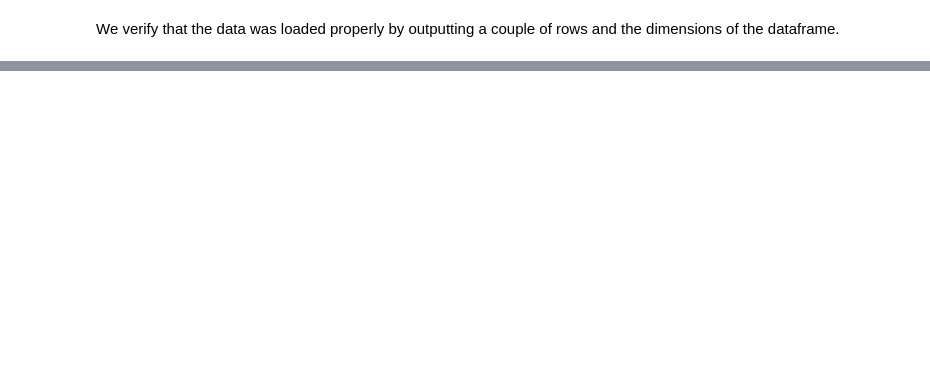
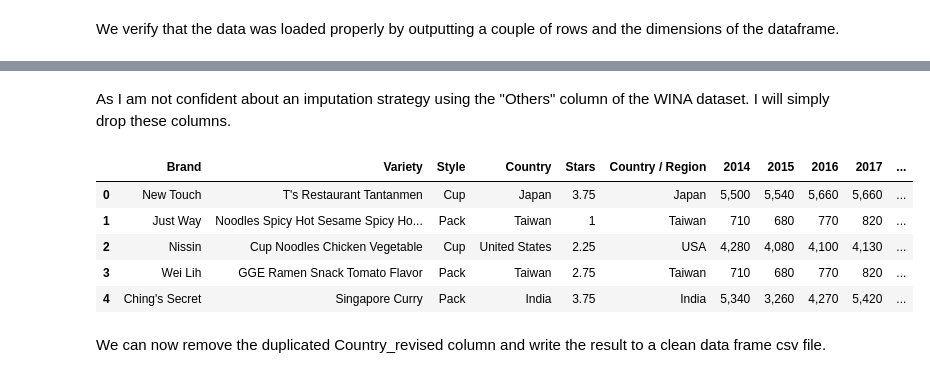
Before and after one commit to ALotOfData/data-598-c, a Jupyter notebook: src/data_cleaning.ipynb, the cells around one changed output, grey strips where cells are left out. Cells and saved outputs as stored; diff of their text form; code cells hidden in the pictures; blank space fills up the shorter version.

```diff
--- a/src/data_cleaning.ipynb
+++ b/src/data_cleaning.ipynb
@@ -327,0 +144,11 @@ good_labels_df.to_csv("../clean_data/clean_ahs.csv", encoding='utf-8', index=Fal
+# %%
+# Create list of countries from original dataset
+rr_countries = set(rr_df['Country'])
+
+# Create list of countries from WINA dataset
+rcbc_countries = set(rcbc_df['Country / Region'])
+
+# Print missing in WINA
+for c in rr_countries:
+    if c not in rcbc_countries:
+        print(c)
@@ -327,0 +195,13 @@ good_labels_df.to_csv("../clean_data/clean_ahs.csv", encoding='utf-8', index=Fal
+# %%
+wina_country_mapping = {
+    "UK": "United Kingdom",
+    "Viet Nam": "Vietnam",
+    "USA": "United States",
+    "Republic of Korea": "South Korea"
+}
+
+# Renaming of WINA countries
+rcbc_df["Country_revised"] = rcbc_df["Country / Region"].apply(lambda c: c if c not in wina_country_mapping else wina_country_mapping[c])
+
+# Merging of China/Hong Kong
+rr_df["Country"] = rr_df["Country"].apply(lambda c: c if not (("Hong Kong" in c) or ("China" in c)) else "China/Hong Kong")
@@ -327,0 +210,2 @@ good_labels_df.to_csv("../clean_data/clean_ahs.csv", encoding='utf-8', index=Fal
+# %%
+merged_df = rr_df.merge(rcbc_df, left_on='Country', right_on='Country_revised', how='left')
@@ -327,0 +228,13 @@ good_labels_df.to_csv("../clean_data/clean_ahs.csv", encoding='utf-8', index=Fal
+# %% [markdown]
+As I am not confident about an imputation strategy using the "Others" column of the WINA dataset. I will simply drop these columns.
+# %%
+merged_df = merged_df[~pd.isnull(merged_df['Country / Region'])]
+# %%
+merged_df.head()
+# %% [output]
+|  | Brand | Variety | Style | Country | Stars | Country / Region | 2014 | 2015 | 2016 | 2017 | ... |
+| 0 | New Touch | T's Restaurant Tantanmen | Cup | Japan | 3.75 | Japan | 5,500 | 5,540 | 5,660 | 5,660 | ... |
+| 1 | Just Way | Noodles Spicy Hot Sesame Spicy Ho... | Pack | Taiwan | 1 | Taiwan | 710 | 680 | 770 | 820 | ... |
+| 2 | Nissin | Cup Noodles Chicken Vegetable | Cup | United States | 2.25 | USA | 4,280 | 4,080 | 4,100 | 4,130 | ... |
+| 3 | Wei Lih | GGE Ramen Snack Tomato Flavor | Pack | Taiwan | 2.75 | Taiwan | 710 | 680 | 770 | 820 | ... |
+| 4 | Ching's Secret | Singapore Curry | Pack | India | 3.75 | India | 5,340 | 3,260 | 4,270 | 5,420 | ... |
@@ -327,0 +243,2 @@ good_labels_df.to_csv("../clean_data/clean_ahs.csv", encoding='utf-8', index=Fal
+# %% [markdown]
+We can now remove the duplicated Country_revised column and write the result to a clean data frame csv file.
```
Also changed, not shown: parts of 57 cells of this notebook, 6 other files.
